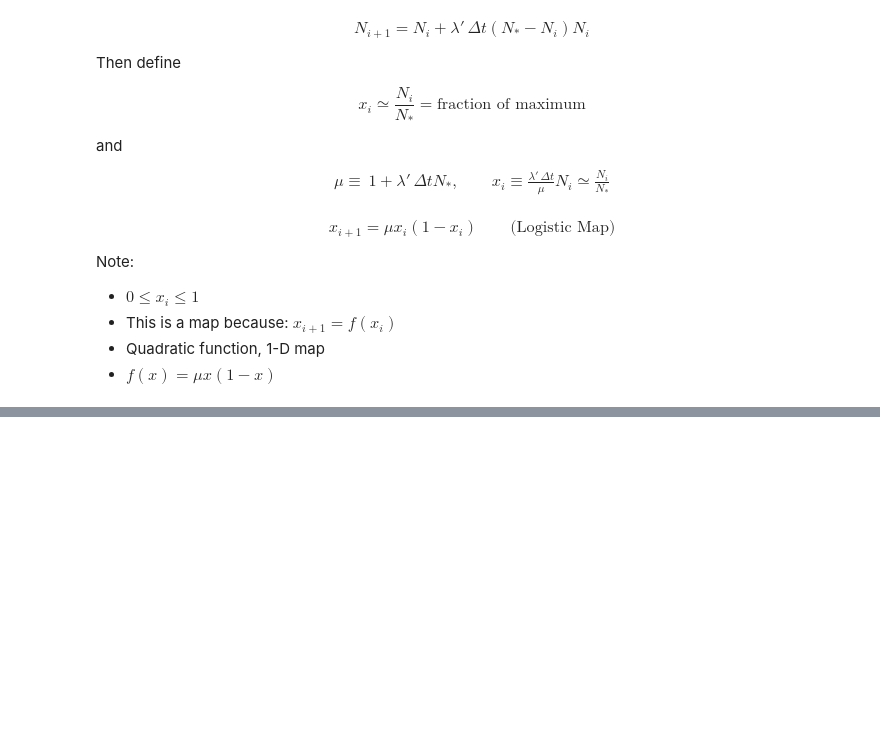
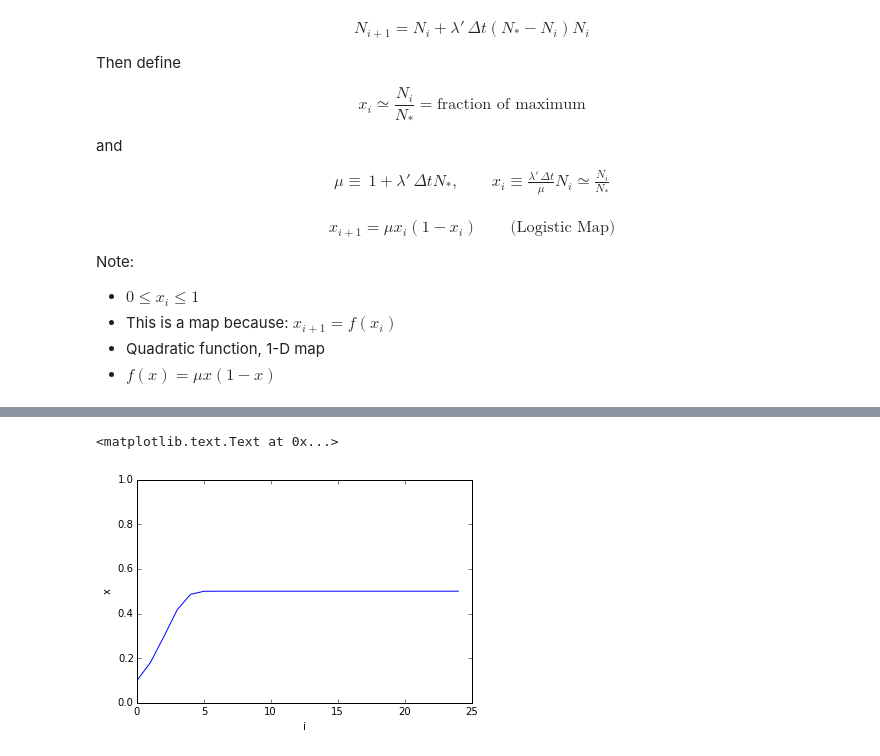
Before and after one commit to pitt1321/lectures, a Jupyter notebook: week_10/week_10.ipynb, the cells around one changed output, grey strips where cells are left out. Drawn from its saved outputs; the diff is of its cells as text; code cells hidden in the pictures; blank space fills up the shorter version.

```diff
--- a/week_10/week_10.ipynb
+++ b/week_10/week_10.ipynb
@@ -169,3 +127,13 @@ def logistic_map(x0, mu, N):
 # %%
 %matplotlib inline
 import matplotlib.pyplot as plt
+# %%
+(x0, N) = (0.1, 25)
+x = logistic_map(x0=0.1, mu=2, N=N)
+plt.plot(x)
+plt.ylim(0,1)
+plt.xlabel('i')
+plt.ylabel('x')
+# %% [output]
+<matplotlib.text.Text at 0x...>
+[figure, added]
```
Also changed, not shown: parts of 16 cells of this notebook.
